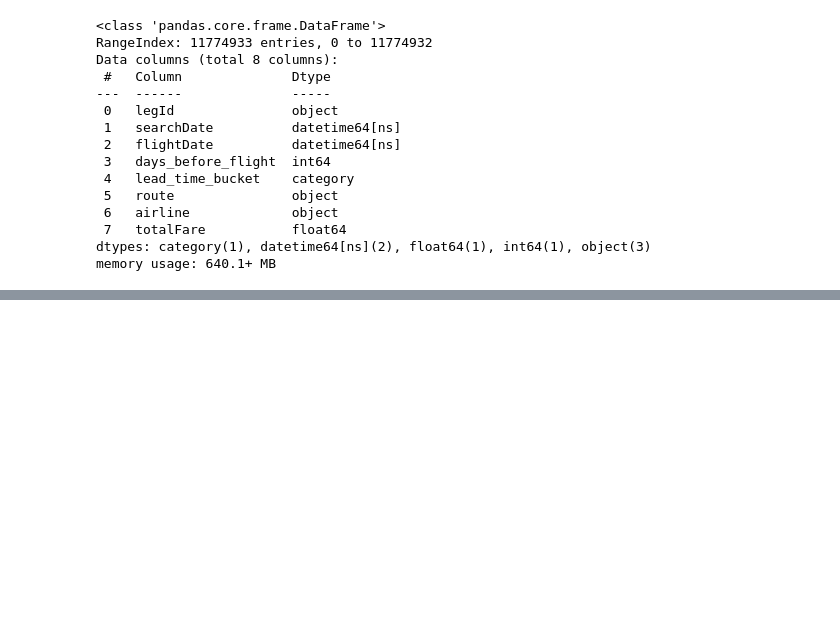
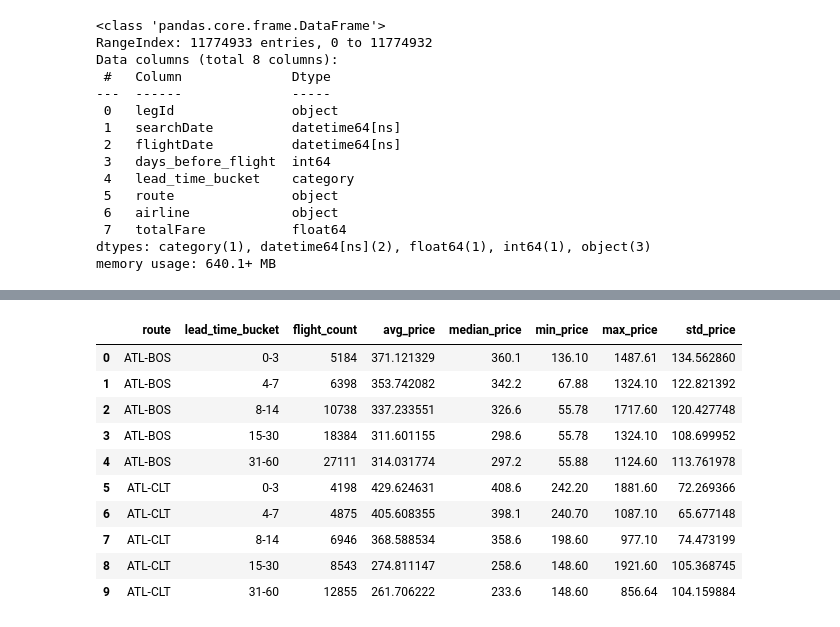
Before and after one commit to meozbrls/Flight_Prices_Analysis, a Jupyter notebook: notebooks/Analysis&KPI/price_dynamics_analysis.ipynb, the cells around one changed output, grey strips where cells are left out. Saved outputs shown, nothing was run; the diff lists cells and outputs as text; code cells hidden in the pictures; blank space fills up the shorter version.

```diff
--- a/notebooks/Analysis&KPI/price_dynamics_analysis.ipynb
+++ b/notebooks/Analysis&KPI/price_dynamics_analysis.ipynb
@@ -412,0 +273,37 @@ optimal_bucket.to_csv("out/mart_route_optimal_lead_time.csv", index=False)
+# %%
+# Aggregate pricing metrics by Route and Lead Time
+route_timing = (
+    price_df
+    .groupby(["route", "lead_time_bucket"], observed=True)
+    .agg(
+        flight_count=("legId","count"),
+        avg_price=("totalFare","mean"),
+        median_price=("totalFare","median"),
+        min_price=("totalFare","min"),
+        max_price=("totalFare", "max"),
+        std_price=("totalFare","std"),
+    )
+    .reset_index()
+)
+
+# Ensure the lead time categories follow a logical chronological order
+route_timing["lead_time_bucket"] = pd.Categorical(
+    route_timing["lead_time_bucket"],
+    categories=bucket_order,
+    ordered=True
+)
+
+route_timing = route_timing.sort_values(["route","lead_time_bucket"])
+route_timing.head(10)
+# %% [output]
+|  | route | lead_time_bucket | flight_count | avg_price | median_price | min_price | max_price | std_price |
+| 0 | ATL-BOS | 0-3 | 5184 | 371.121329 | 360.1 | 136.10 | 1487.61 | 134.562860 |
+| 1 | ATL-BOS | 4-7 | 6398 | 353.742082 | 342.2 | 67.88 | 1324.10 | 122.821392 |
+| 2 | ATL-BOS | 8-14 | 10738 | 337.233551 | 326.6 | 55.78 | 1717.60 | 120.427748 |
+| 3 | ATL-BOS | 15-30 | 18384 | 311.601155 | 298.6 | 55.78 | 1324.10 | 108.699952 |
+| 4 | ATL-BOS | 31-60 | 27111 | 314.031774 | 297.2 | 55.88 | 1124.60 | 113.761978 |
+| 5 | ATL-CLT | 0-3 | 4198 | 429.624631 | 408.6 | 242.20 | 1881.60 | 72.269366 |
+| 6 | ATL-CLT | 4-7 | 4875 | 405.608355 | 398.1 | 240.70 | 1087.10 | 65.677148 |
+| 7 | ATL-CLT | 8-14 | 6946 | 368.588534 | 358.6 | 198.60 | 977.10 | 74.473199 |
+| 8 | ATL-CLT | 15-30 | 8543 | 274.811147 | 258.6 | 148.60 | 1921.60 | 105.368745 |
+| 9 | ATL-CLT | 31-60 | 12855 | 261.706222 | 233.6 | 148.60 | 856.64 | 104.159884 |
```
Also changed, not shown: parts of 53 cells of this notebook.
